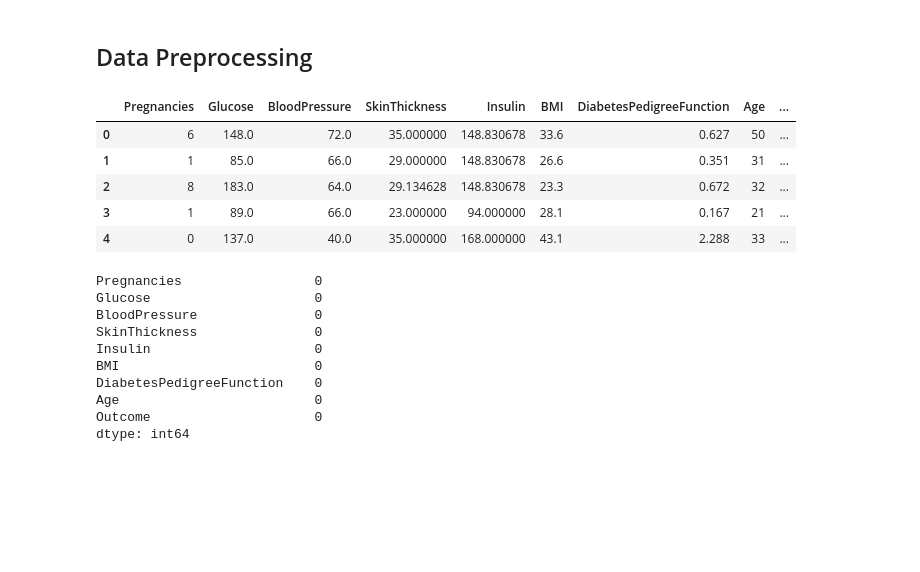
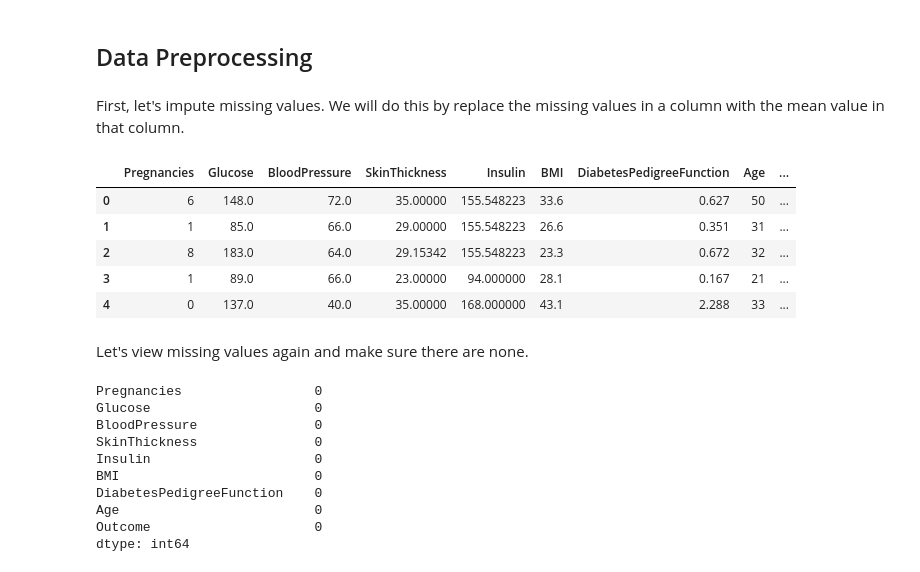
Before and after one commit to Madhan-Jeg/projects, a Jupyter notebook: Diabetes_Prediction/Diabetes_Prediction.ipynb, the cells around one changed output. Drawn from its saved outputs; the diff is of its cells as text; code cells hidden in the pictures; blank space fills up the shorter version.

```diff
--- a/Diabetes_Prediction/Diabetes_Prediction.ipynb
+++ b/Diabetes_Prediction/Diabetes_Prediction.ipynb
@@ -185,16 +209,21 @@ plt.show()
 [figure]
 # %% [markdown]
 ## Data Preprocessing
+# %% [markdown]
+First, let's impute missing values. We will do this by replace the missing values in a column with the mean value in that column.
 # %%
-df_imputed = df.fillna(df_imputed.mean())
+# impute missing values by mean
+df_imputed = df.fillna(df.mean())
 df_imputed.head()
 # %% [output]
 |  | Pregnancies | Glucose | BloodPressure | SkinThickness | Insulin | BMI | DiabetesPedigreeFunction | Age | ... |
-| 0 | 6 | 148.0 | 72.0 | 35.000000 | 148.830678 | 33.6 | 0.627 | 50 | ... |
-| 1 | 1 | 85.0 | 66.0 | 29.000000 | 148.830678 | 26.6 | 0.351 | 31 | ... |
-| 2 | 8 | 183.0 | 64.0 | 29.134628 | 148.830678 | 23.3 | 0.672 | 32 | ... |
-| 3 | 1 | 89.0 | 66.0 | 23.000000 | 94.000000 | 28.1 | 0.167 | 21 | ... |
-| 4 | 0 | 137.0 | 40.0 | 35.000000 | 168.000000 | 43.1 | 2.288 | 33 | ... |
+| 0 | 6 | 148.0 | 72.0 | 35.00000 | 155.548223 | 33.6 | 0.627 | 50 | ... |
+| 1 | 1 | 85.0 | 66.0 | 29.00000 | 155.548223 | 26.6 | 0.351 | 31 | ... |
+| 2 | 8 | 183.0 | 64.0 | 29.15342 | 155.548223 | 23.3 | 0.672 | 32 | ... |
+| 3 | 1 | 89.0 | 66.0 | 23.00000 | 94.000000 | 28.1 | 0.167 | 21 | ... |
+| 4 | 0 | 137.0 | 40.0 | 35.00000 | 168.000000 | 43.1 | 2.288 | 33 | ... |
+# %% [markdown]
+Let's view missing values again and make sure there are none.
 # %%
 df_imputed.isna().sum()
 # %% [output]
```
Also changed, not shown: parts of 20 cells of this notebook.
